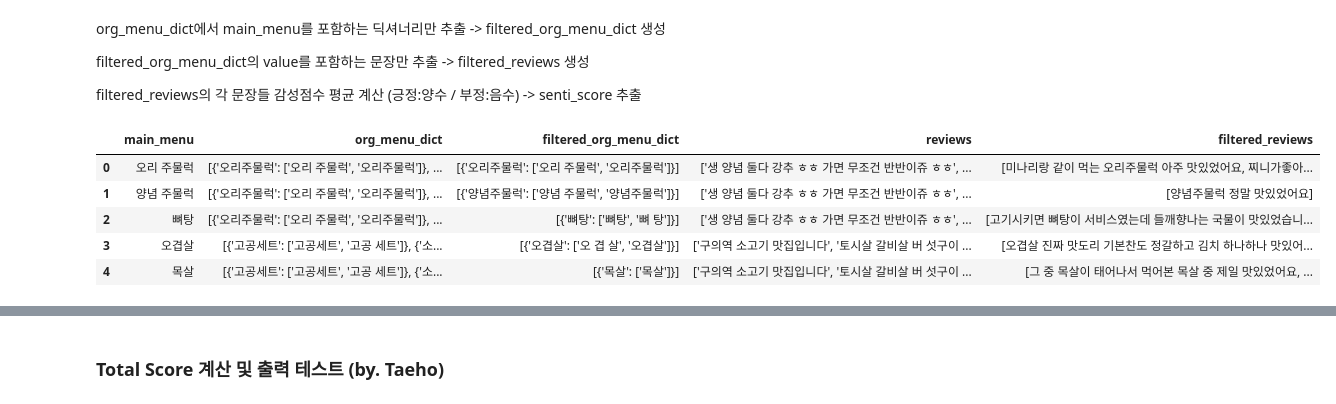
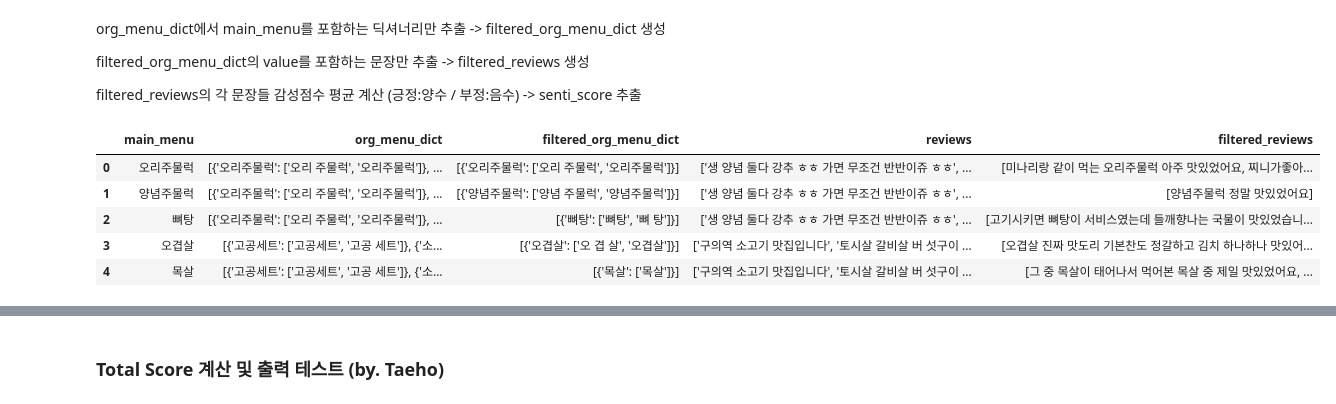
Before and after one commit to SJU-Capstone-DS-DayOne/Palette-AI-models, a Jupyter notebook: Model/KeyPhrase/keybert_to_df.ipynb, the cells around one changed output, grey strips where cells are left out. Drawn from its saved outputs; the diff is of its cells as text; code cells hidden in the pictures.

Commit message:
inference: input data preprocessing

```diff
--- a/Model/KeyPhrase/keybert_to_df.ipynb
+++ b/Model/KeyPhrase/keybert_to_df.ipynb
@@ -13,6 +15,8 @@ data=pd.read_csv('../data/menu_v3_sample_sentence.csv')
 # 문자열 형태의 리스트를 파이썬 리스트로 변환
 data["menu_name_split"] = data["menu_name_split"].apply(ast.literal_eval)
 data["menu_sentence"] = data["menu_sentence"].apply(ast.literal_eval)
+# %%
+data["org_menu_dict"] = data["org_menu_dict"].apply(ast.literal_eval)
 # %%
 data.info()
 # %% [output]
@@ -103,7 +107,7 @@ def extract_keywords_from_reviews_candy(document,candidate,top_n=20):
         keyphrase_ngram_range=(1,3),  # 단어 n-gram 범위
         stop_words=None,  # 불용어F
         # use_maxsum=False,
-        # use_mmr=True,
+        use_mmr=True,
         diversity=0.9,  # 다양성
         top_n=top_n,
         # highlight=True,
@@ -150,18 +183,39 @@ for i in range(40):
     rst_name = data.loc[i, 'rst_name']
 
     results = extract_keywords_from_reviews_candy(input_text,menu_candidates)
-    print(results)
+    # print(results)
+
+    # 메뉴 이름을 키로 하고 카테고리를 값으로 하는 새로운 딕셔너리 생성
+    submenu_to_menu = {}
+    for menu_dict in org_menu_dict:
+        for key, values in menu_dict.items():
+            for value in values:
+                submenu_to_menu[value] = key
+
+    menu_score = []
     if results:
+        # 각 결과에 대해 df에 들어갈 각 행으로 변환
         for result in results:
+            name, score = result[0], result[1]
+            name = sub_to_org(name, submenu_to_menu)
+            menu_score.append([name, score])
+
+        # 같은 원본 메뉴 이름을 가진 것들의 중복 제거
+        menu_score = duplicate_removed_list(menu_score)
+        for menu, score in menu_score:
+            print((menu, score), end=", ")
             rst_info = []
+
             rst_info.append(rst_name)
-            name, score = result[0], result[1]
-            rst_info.append(name)
+            rst_info.append(menu)
             rst_info.append(score)
             rst_info.append(review)
             rst_info.append(org_menu_dict)
+
             seulbeen_output.append(rst_info)
+
         del [[rst_info]]
+
     else:
         print(f"PASS")
 # %% [output]
@@ -259,7 +286,10 @@ data = seulbeen_output_df
 # main menu로 filtered_org_menu_dict 생성
 def filter_org_menu_dict(row):
     # 문자열로 표기된 딕셔너리 실제 딕셔너리 리스트로 변환
-    org_menu_dicts = ast.literal_eval(row['org_menu_dict'])
+    try:
+        org_menu_dicts = ast.literal_eval(row['org_menu_dict'])
+    except:
+        org_menu_dicts = row['org_menu_dict']
     main_menu = row['main_menu']
 
     # value에 main_menu 포함하는 org_menu_dicts만 필터링
@@ -273,35 +303,35 @@ def filter_org_menu_dict(row):
     return filtered_org_menu_dicts
 
 
 # filtered_org_menu_dict로 filtered_reviews 생성
 def filter_reviews_by_menu(row):
     # 리뷰 문자열을 리스트로 변환
     reviews = ast.literal_eval(row['reviews'])
 
     # filtered_org_menu_dict로부터 추출된 모든 메뉴(value) 추출
     menu_variations = set()
     for menu_dict in row['filtered_org_menu_dict']:
         for variations in menu_dict.values():
             menu_variations.update(variations)
 
     # menu_variations 포함하는 리뷰만 필터링
 
     filtered_reviews = [review for review in reviews if any(menu_variation in review for menu_variation in menu_variations)]
 
     return filtered_reviews
 
 # filter_org_menu_dict 적용
 data['filtered_org_menu_dict'] = data.apply(filter_org_menu_dict, axis=1)
 
 # filter_reviews_by_menu 적용
 data['filtered_reviews'] = data.apply(filter_reviews_by_menu, axis=1)
 
 # 결과 출력
 data[['main_menu', 'org_menu_dict', 'filtered_org_menu_dict', 'reviews', 'filtered_reviews']].head()
 # %% [output]
 |  | main_menu | org_menu_dict | filtered_org_menu_dict | reviews | filtered_reviews |
-| 0 | 오리 주물럭 | [{'오리주물럭': ['오리 주물럭', '오리주물럭']}, ... | [{'오리주물럭': ['오리 주물럭', '오리주물럭']}] | ['생 양념 둘다 강추 ㅎㅎ 가면 무조건 반반이쥬 ㅎㅎ', ... | [미나리랑 같이 먹는 오리주물럭 아주 맛있었어요, 찌니가좋아... |
-| 1 | 양념 주물럭 | [{'오리주물럭': ['오리 주물럭', '오리주물럭']}, ... | [{'양념주물럭': ['양념 주물럭', '양념주물럭']}] | ['생 양념 둘다 강추 ㅎㅎ 가면 무조건 반반이쥬 ㅎㅎ', ... | [양념주물럭 정말 맛있었어요] |
+| 0 | 오리주물럭 | [{'오리주물럭': ['오리 주물럭', '오리주물럭']}, ... | [{'오리주물럭': ['오리 주물럭', '오리주물럭']}] | ['생 양념 둘다 강추 ㅎㅎ 가면 무조건 반반이쥬 ㅎㅎ', ... | [미나리랑 같이 먹는 오리주물럭 아주 맛있었어요, 찌니가좋아... |
+| 1 | 양념주물럭 | [{'오리주물럭': ['오리 주물럭', '오리주물럭']}, ... | [{'양념주물럭': ['양념 주물럭', '양념주물럭']}] | ['생 양념 둘다 강추 ㅎㅎ 가면 무조건 반반이쥬 ㅎㅎ', ... | [양념주물럭 정말 맛있었어요] |
 | 2 | 뼈탕 | [{'오리주물럭': ['오리 주물럭', '오리주물럭']}, ... | [{'뼈탕': ['뼈탕', '뼈 탕']}] | ['생 양념 둘다 강추 ㅎㅎ 가면 무조건 반반이쥬 ㅎㅎ', ... | [고기시키면 뼈탕이 서비스였는데 들깨향나는 국물이 맛있었습니... |
 | 3 | 오겹살 | [{'고공세트': ['고공세트', '고공 세트']}, {'소... | [{'오겹살': ['오 겹 살', '오겹살']}] | ['구의역 소고기 맛집입니다', '토시살 갈비살 버 섯구이 ... | [오겹살 진짜 맛도리 기본찬도 정갈하고 김치 하나하나 맛있어... |
 | 4 | 목살 | [{'고공세트': ['고공세트', '고공 세트']}, {'소... | [{'목살': ['목살']}] | ['구의역 소고기 맛집입니다', '토시살 갈비살 버 섯구이 ... | [그 중 목살이 태어나서 먹어본 목살 중 제일 맛있었어요, ... |
```
Also changed, not shown: parts of 14 cells of this notebook, 1 other file.
